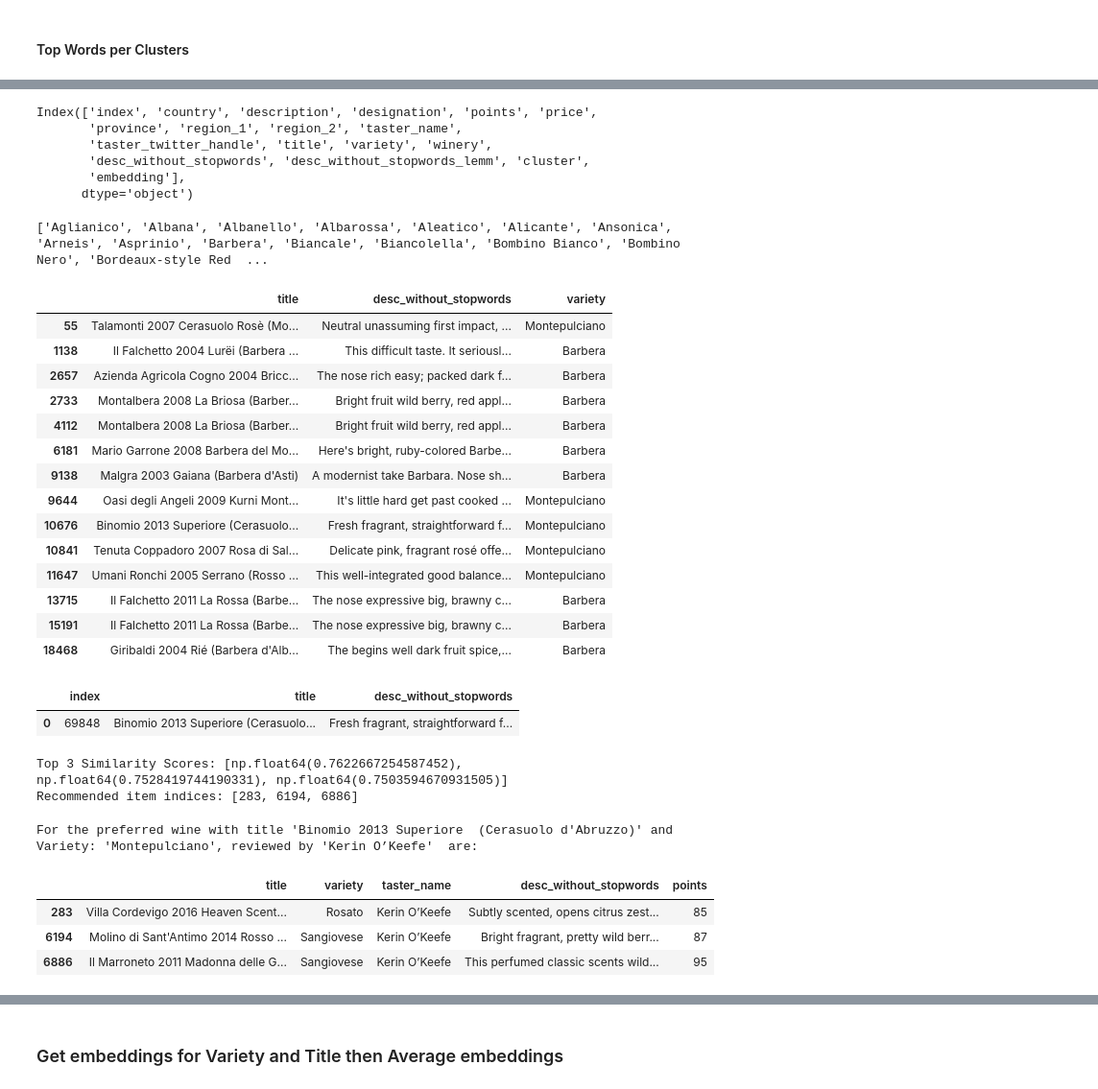
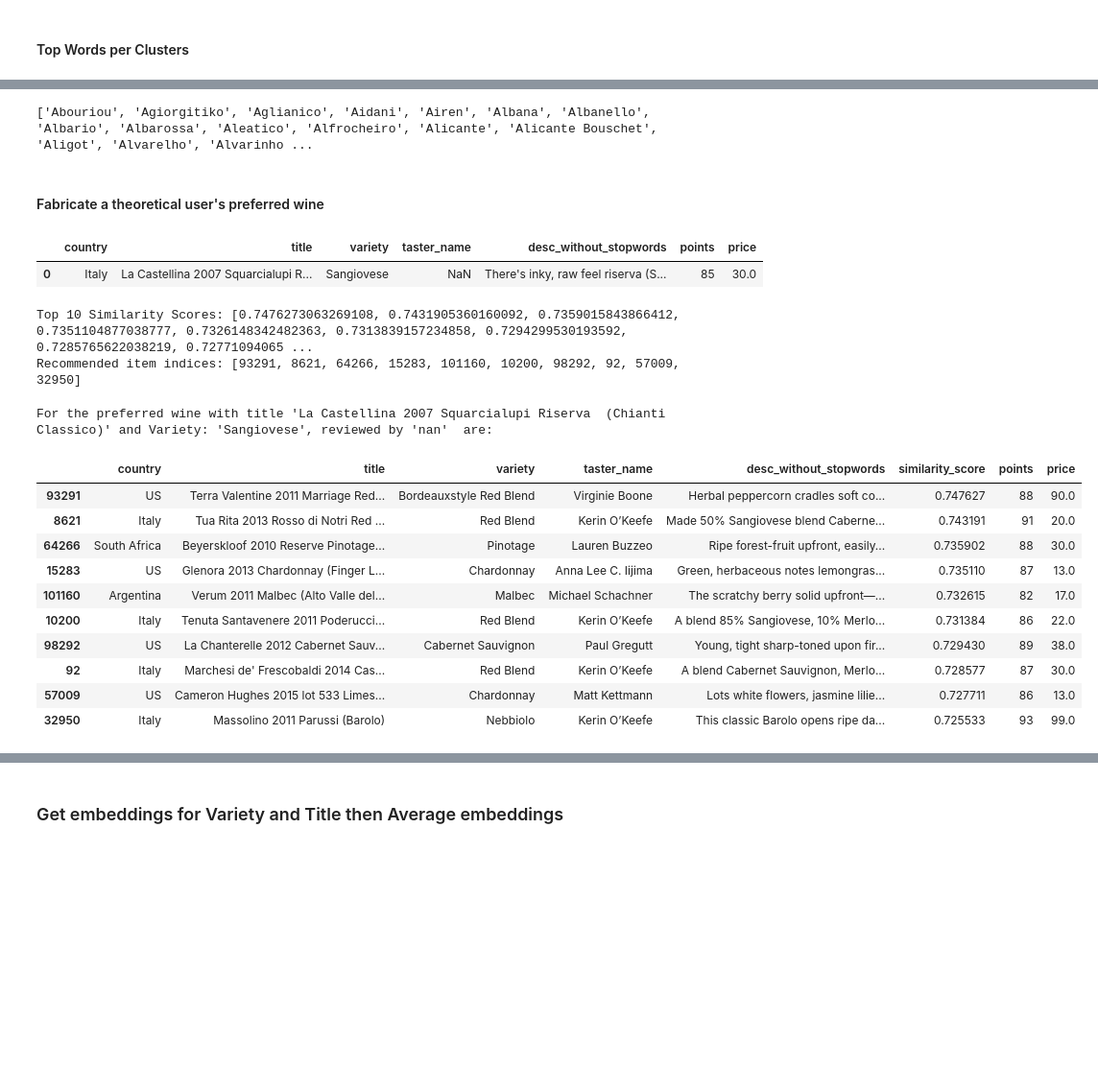
Before and after one commit to mwheeler235/wine-recommender, a Jupyter notebook: wine_reviews_sbert.ipynb, the cells around one changed output, grey strips where cells are left out. Shown: that part at 96% size. Cells and saved outputs as stored; diff of their text form; code cells hidden in the pictures; blank space fills up the shorter version.

Commit message:
averaged embeddings and weighted recommendations

```diff
--- a/wine_reviews_sbert.ipynb
+++ b/wine_reviews_sbert.ipynb
@@ -122,2 +126,4 @@ df.groupby('country')\
 # %%
-df_filtered = df[df.country=='Italy'].reset_index()
+# remove French wines to enable data processing
+df_filtered = df[df.country!='France'].reset_index()
+# df_filtered = df.reset_index()
@@ -331,50 +425,26 @@ words_3.head(5)
-# %%
-df_filtered.columns
-# %% [output]
-Index(['index', 'country', 'description', 'designation', 'points', 'price',
-       'province', 'region_1', 'region_2', 'taster_name',
-       'taster_twitter_handle', 'title', 'variety', 'winery',
-       'desc_without_stopwords', 'desc_without_stopwords_lemm', 'cluster',
-       'embedding'],
-      dtype='object')
 # %%
 # remove trailing spaces from title column
 df_filtered['title'] = df_filtered['title'].str.strip()
+# %%
+# remove special characters
+df_filtered['variety'] = df_filtered['variety'].astype(str).apply(lambda x: re.sub(r'[^a-zA-Z0-9\s]', '', x))
 # %%
 varieties = df_filtered['variety'].unique()
 print(sorted(varieties))
 # %% [output]
-['Aglianico', 'Albana', 'Albanello', 'Albarossa', 'Aleatico', 'Alicante', 'Ansonica', 'Arneis', 'Asprinio', 'Barbera', 'Biancale', 'Biancolella', 'Bombino Bianco', 'Bombino Nero', 'Bordeaux-style Red  ...
+['Abouriou', 'Agiorgitiko', 'Aglianico', 'Aidani', 'Airen', 'Albana', 'Albanello', 'Albario', 'Albarossa', 'Aleatico', 'Alfrocheiro', 'Alicante', 'Alicante Bouschet', 'Aligot', 'Alvarelho', 'Alvarinho ...
-# %%
-df_filtered[ (df_filtered.cluster==0) & (df_filtered.variety.isin(['Montepulciano','Barbera']))][['title','desc_without_stopwords','variety']].head(30)
-# %% [output]
-|  | title | desc_without_stopwords | variety |
-| 55 | Talamonti 2007 Cerasuolo Rosè (Mo... | Neutral unassuming first impact, ... | Montepulciano |
-| 1138 | Il Falchetto 2004 Lurëi (Barbera ... | This difficult taste. It seriousl... | Barbera |
-| 2657 | Azienda Agricola Cogno 2004 Bricc... | The nose rich easy; packed dark f... | Barbera |
-| 2733 | Montalbera 2008 La Briosa (Barber... | Bright fruit wild berry, red appl... | Barbera |
-| 4112 | Montalbera 2008 La Briosa (Barber... | Bright fruit wild berry, red appl... | Barbera |
-| 6181 | Mario Garrone 2008 Barbera del Mo... | Here's bright, ruby-colored Barbe... | Barbera |
-| 9138 | Malgra 2003 Gaiana (Barbera d'Asti) | A modernist take Barbara. Nose sh... | Barbera |
-| 9644 | Oasi degli Angeli 2009 Kurni Mont... | It's little hard get past cooked ... | Montepulciano |
-| 10676 | Binomio 2013 Superiore (Cerasuolo... | Fresh fragrant, straightforward f... | Montepulciano |
-| 10841 | Tenuta Coppadoro 2007 Rosa di Sal... | Delicate pink, fragrant rosé offe... | Montepulciano |
-| 11647 | Umani Ronchi 2005 Serrano (Rosso ... | This well-integrated good balance... | Montepulciano |
-| 13715 | Il Falchetto 2011 La Rossa (Barbe... | The nose expressive big, brawny c... | Barbera |
-| 15191 | Il Falchetto 2011 La Rossa (Barbe... | The nose expressive big, brawny c... | Barbera |
-| 18468 | Giribaldi 2004 Rié (Barbera d'Alb... | The begins well dark fruit spice,... | Barbera |
+# %% [markdown]
+#### Fabricate a theoretical user's preferred wine
 # %%
 user0_fav_index = [10676]
 
 df_user0_prefs = df_filtered.iloc[user0_fav_index].reset_index()
 
-df_user0_prefs[['index','title','desc_without_stopwords']].head()
+df_user0_prefs[['country','title','variety','taster_name','desc_without_stopwords','points','price']].head()
 # %% [output]
-|  | index | title | desc_without_stopwords |
-| 0 | 69848 | Binomio 2013 Superiore (Cerasuolo... | Fresh fragrant, straightforward f... |
+|  | country | title | variety | taster_name | desc_without_stopwords | points | price |
+| 0 | Italy | La Castellina 2007 Squarcialupi R... | Sangiovese | NaN | There's inky, raw feel riserva (S... | 85 | 30.0 |
 # %%
-from sklearn.metrics.pairwise import cosine_similarity
-
 def recommend_items(item_embeddings, query_embedding, top_n):
     """
     Recommends top_n items based on cosine similarity between item embeddings and a query embedding.
@@ -390,29 +460,40 @@ def recommend_items(item_embeddings, query_embedding, top_n):
     similarities = cosine_similarity(query_embedding.reshape(1, -1), item_embeddings)[0]
 
     similarities_sort = sorted(similarities, reverse=True)
-    print(f"Top {top_n} Similarity Scores: {similarities_sort[:top_n]}")
+    top_similarity_scores = similarities_sort[:top_n]
 
     top_indices = np.argsort(similarities)[::-1][:top_n]
-    return top_indices.tolist()
+    top_similarity_scores_list = [float(x) for x in top_similarity_scores]
+    print(f"Top {top_n} Similarity Scores: {top_similarity_scores_list}")
+    return top_indices.tolist(), top_similarity_scores_list
 
 df_filtered_less_pref = df_filtered.drop(index=user0_fav_index[0])
 item_embeddings = np.array(df_filtered_less_pref['embedding'].to_list())
 query_embedding = np.array(df_user0_prefs['embedding'].to_list())
 
-top_recommendations = recommend_items(item_embeddings, query_embedding, top_n=3)
+top_recommendations, top_similarity_scores_list = recommend_items(item_embeddings, query_embedding, top_n=10)
 print(f"Recommended item indices: {top_recommendations}")
 # %% [output]
-Top 3 Similarity Scores: [np.float64(0.7622667254587452), np.float64(0.7528419744190331), np.float64(0.7503594670931505)]
-Recommended item indices: [283, 6194, 6886]
+Top 10 Similarity Scores: [0.7476273063269108, 0.7431905360160092, 0.7359015843866412, 0.7351104877038777, 0.7326148342482363, 0.7313839157234858, 0.7294299530193592, 0.7285765622038219, 0.72771094065 ...
+Recommended item indices: [93291, 8621, 64266, 15283, 101160, 10200, 98292, 92, 57009, 32950]
 # %%
 df_user0_reccs = df_filtered.iloc[top_recommendations]
 
+df_user0_reccs['similarity_score'] = top_similarity_scores_list
+
 print(f"For the preferred wine with title '{str(df_user0_prefs.loc[0, 'title'])}' and Variety: '{str(df_user0_prefs.loc[0, 'variety'])}', reviewed by '{str(df_user0_prefs.loc[0, 'taster_name'])}'  are:")
 
-df_user0_reccs[['title','variety','taster_name','desc_without_stopwords','points']].head()
+df_user0_reccs[['country','title','variety','taster_name','desc_without_stopwords','similarity_score','points','price']].head(10)
 # %% [output]
-For the preferred wine with title 'Binomio 2013 Superiore  (Cerasuolo d'Abruzzo)' and Variety: 'Montepulciano', reviewed by 'Kerin O’Keefe'  are:
+For the preferred wine with title 'La Castellina 2007 Squarcialupi Riserva  (Chianti Classico)' and Variety: 'Sangiovese', reviewed by 'nan'  are:
-|  | title | variety | taster_name | desc_without_stopwords | points |
-| 283 | Villa Cordevigo 2016 Heaven Scent... | Rosato | Kerin O’Keefe | Subtly scented, opens citrus zest... | 85 |
-| 6194 | Molino di Sant'Antimo 2014 Rosso ... | Sangiovese | Kerin O’Keefe | Bright fragrant, pretty wild berr... | 87 |
-| 6886 | Il Marroneto 2011 Madonna delle G... | Sangiovese | Kerin O’Keefe | This perfumed classic scents wild... | 95 |
+|  | country | title | variety | taster_name | desc_without_stopwords | similarity_score | points | price |
+| 93291 | US | Terra Valentine 2011 Marriage Red... | Bordeauxstyle Red Blend | Virginie Boone | Herbal peppercorn cradles soft co... | 0.747627 | 88 | 90.0 |
+| 8621 | Italy | Tua Rita 2013 Rosso di Notri Red ... | Red Blend | Kerin O’Keefe | Made 50% Sangiovese blend Caberne... | 0.743191 | 91 | 20.0 |
+| 64266 | South Africa | Beyerskloof 2010 Reserve Pinotage... | Pinotage | Lauren Buzzeo | Ripe forest-fruit upfront, easily... | 0.735902 | 88 | 30.0 |
+| 15283 | US | Glenora 2013 Chardonnay (Finger L... | Chardonnay | Anna Lee C. Iijima | Green, herbaceous notes lemongras... | 0.735110 | 87 | 13.0 |
+| 101160 | Argentina | Verum 2011 Malbec (Alto Valle del... | Malbec | Michael Schachner | The scratchy berry solid upfront—... | 0.732615 | 82 | 17.0 |
+| 10200 | Italy | Tenuta Santavenere 2011 Poderucci... | Red Blend | Kerin O’Keefe | A blend 85% Sangiovese, 10% Merlo... | 0.731384 | 86 | 22.0 |
+| 98292 | US | La Chanterelle 2012 Cabernet Sauv... | Cabernet Sauvignon | Paul Gregutt | Young, tight sharp-toned upon fir... | 0.729430 | 89 | 38.0 |
+| 92 | Italy | Marchesi de' Frescobaldi 2014 Cas... | Red Blend | Kerin O’Keefe | A blend Cabernet Sauvignon, Merlo... | 0.728577 | 87 | 30.0 |
+| 57009 | US | Cameron Hughes 2015 lot 533 Limes... | Chardonnay | Matt Kettmann | Lots white flowers, jasmine lilie... | 0.727711 | 86 | 13.0 |
+| 32950 | Italy | Massolino 2011 Parussi (Barolo) | Nebbiolo | Kerin O’Keefe | This classic Barolo opens ripe da... | 0.725533 | 93 | 99.0 |
```
Also changed, not shown: parts of 35 cells of this notebook, 2 other files.
